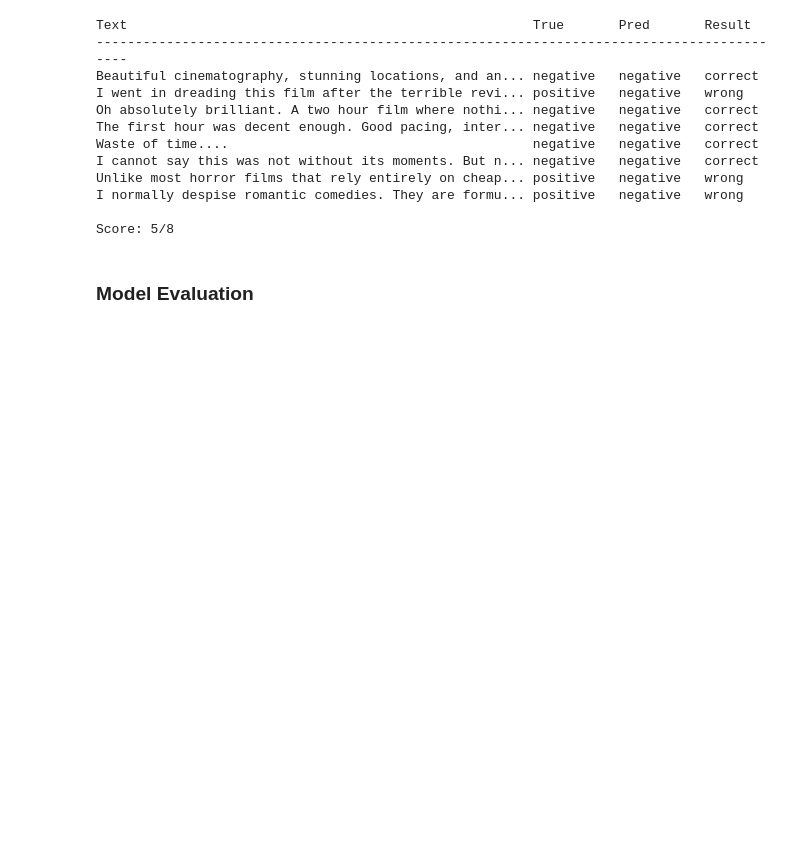
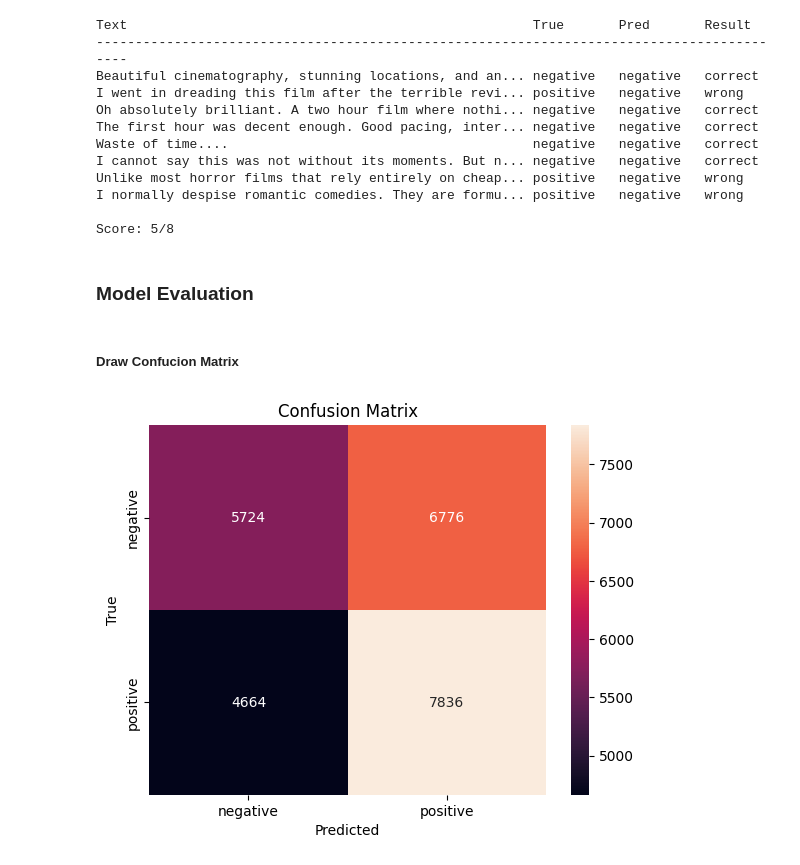
Before and after one commit to VishSeran/fine-tune-classification-model-with-adapters, a Jupyter notebook: fine-tune-with-Lora/model-fine-tune-with-lora.ipynb, the cells around one changed output. Saved outputs shown, nothing was run; the diff lists cells and outputs as text; code cells hidden in the pictures; blank space fills up the shorter version.

Commit message:
confusion matrix updated

```diff
--- a/fine-tune-with-Lora/model-fine-tune-with-lora.ipynb
+++ b/fine-tune-with-Lora/model-fine-tune-with-lora.ipynb
@@ -904,3 +906,18 @@ def get_predictions (model:CustomClassificationModel, dataloader:DataLoader):
             all_labels.extend(labels.cpu().numpy())
 
     return all_preds, all_labels
+# %%
+all_preds, all_labels = get_predictions(Lora_model, imdb_test_dataloader)
+# %% [markdown]
+##### Draw Confucion Matrix
+# %%
+cm = confusion_matrix(all_labels, all_preds)
+sns.heatmap(cm,annot=True, fmt='d',
+            xticklabels=['negative', 'positive'],
+            yticklabels=['negative', 'positive'])
+plt.xlabel('Predicted')
+plt.ylabel("True")
+plt.title("Confusion Matrix")
+plt.show()
+# %% [output]
+[figure, added]
```
Also changed, not shown: parts of 1 cell of this notebook.
